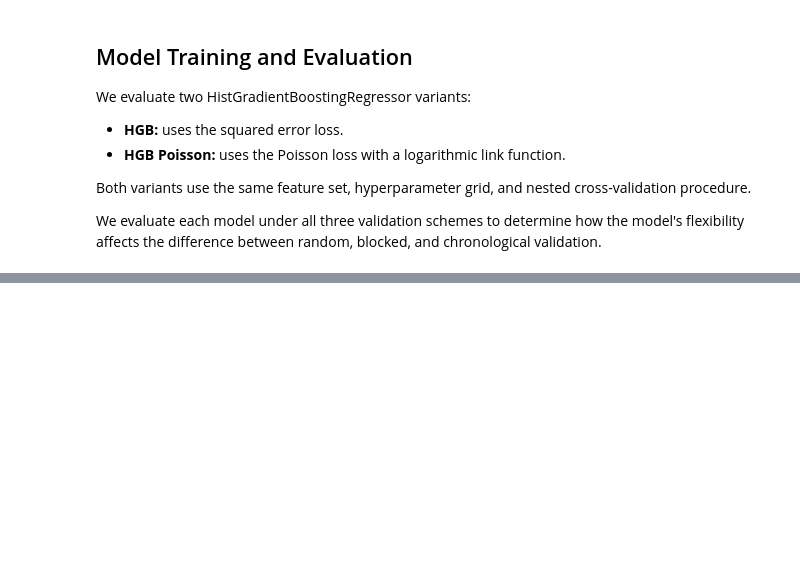
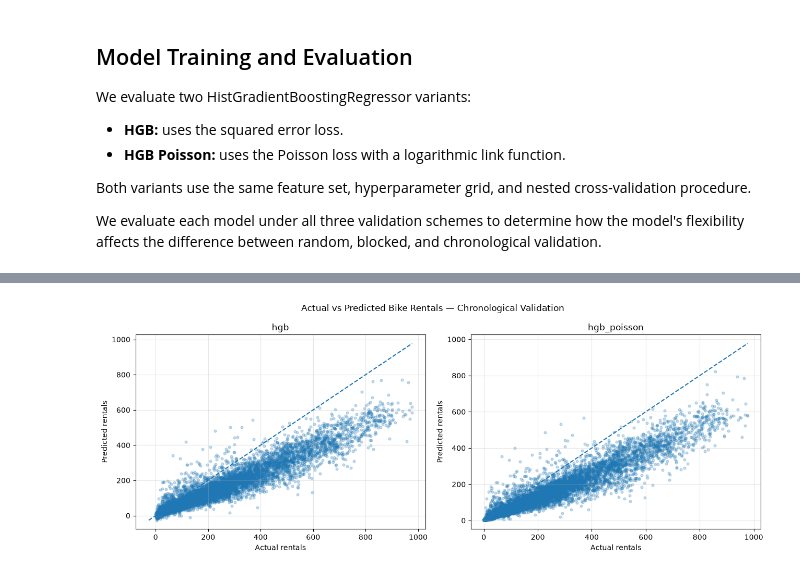
Before and after one commit to gghgfttd/ml-2026-MiniProject, a Jupyter notebook: 05_gradient_boosting.ipynb, the cells around one changed output, grey strips where cells are left out. Saved outputs shown, nothing was run; the diff lists cells and outputs as text; code cells hidden in the pictures; blank space fills up the shorter version.

```diff
--- a/05_gradient_boosting.ipynb
+++ b/05_gradient_boosting.ipynb
@@ -244,0 +446,10 @@ Mean MAE: 86.002
+# %%
+hgb_param_rows = []
+
+for (model_name, scheme), (folds, preds) in hgb_results.items():
+    for _, row in folds.iterrows():
+        params = ast.literal_eval(row["best_params"]) if isinstance(row["best_params"], str) else row["best_params"]
+        hgb_param_rows.append({"model": model_name, "scheme": scheme, "fold": row["fold"], **params})
+
+hgb_params = pd.DataFrame(hgb_param_rows)
+display(hgb_params.sort_values(["model", "scheme", "fold"]).reset_index(drop=True))
@@ -244,0 +521,12 @@ Mean MAE: 86.002
+# %%
+negative_rows = []
+
+for (model_name, scheme), (folds, preds) in hgb_results.items():
+    negative_count = (preds["y_pred"] < 0).sum()
+    total_count = len(preds)
+    negative_rows.append({"model": model_name, "scheme": scheme, "negative_predictions": negative_count, "total_predictions": total_count, "negative_percentage": negative_count / total_count * 100})
+
+negative_summary = pd.DataFrame(negative_rows)
+display(negative_summary.round(3))
+
+assert (negative_summary.loc[negative_summary["model"] == "hgb_poisson", "negative_predictions"] == 0).all()
@@ -244,0 +545,25 @@ Mean MAE: 86.002
+# %%
+fig, axes = plt.subplots(1, 2, figsize=(13, 5))
+
+for ax, model_name in zip(axes, ["hgb", "hgb_poisson"]):
+    _, preds = hgb_results[(model_name, "chrono")]
+
+    ax.scatter(preds["y_true"], preds["y_pred"], alpha=0.25, s=12)
+
+    lower = min(preds["y_true"].min(), preds["y_pred"].min())
+    upper = max(preds["y_true"].max(), preds["y_pred"].max())
+
+    ax.plot([lower, upper], [lower, upper], linestyle="--")
+
+    ax.set_title(model_name)
+    ax.set_xlabel("Actual rentals")
+    ax.set_ylabel("Predicted rentals")
+    ax.grid(alpha=0.3)
+
+fig.suptitle("Actual vs Predicted Bike Rentals — Chronological Validation")
+plt.tight_layout()
+
+plt.savefig("figures/gradient_boosting/hgb_actual_vs_predicted_chrono.png",dpi=150, bbox_inches="tight")
+plt.show()
+# %% [output]
+[figure, added]
```
Also changed, not shown: parts of 34 cells of this notebook, 1 other file.
